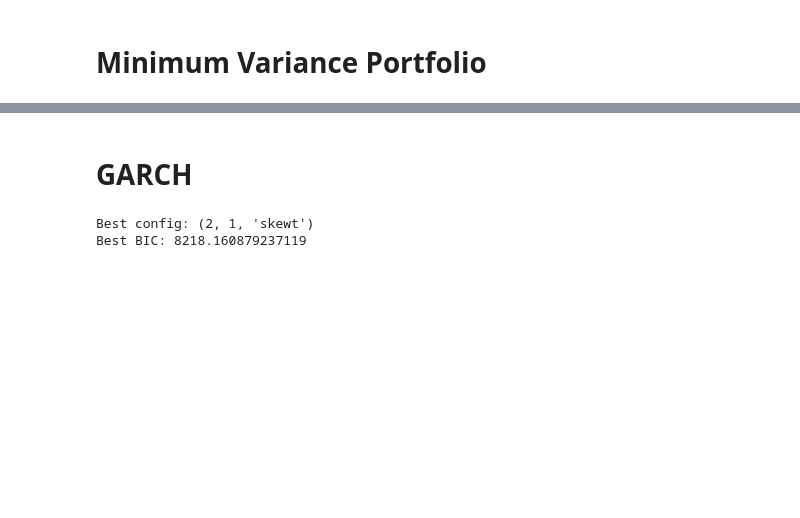
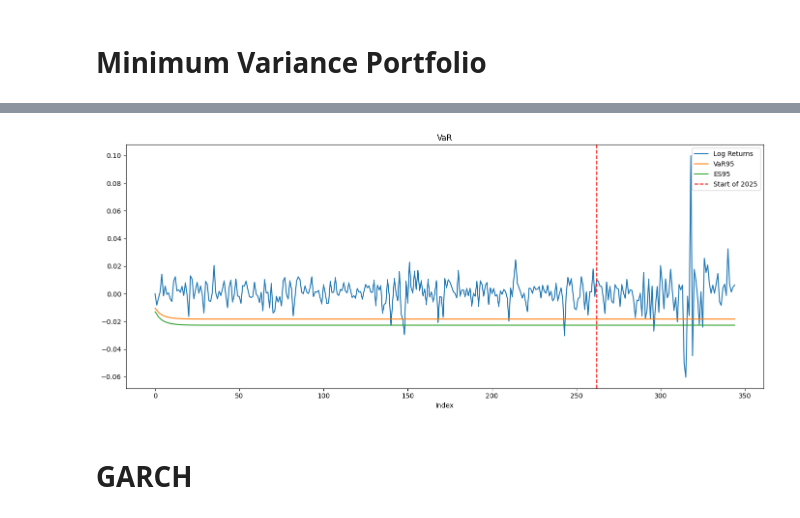
Before and after one commit to Lukirby/Stress-Testing-a-Markowitz-Portfolio, a Jupyter notebook: luca.ipynb, the cells around one changed output, grey strips where cells are left out. Drawn from its saved outputs; the diff is of its cells as text; code cells hidden in the pictures; blank space fills up the shorter version.

```diff
--- a/luca.ipynb
+++ b/luca.ipynb
@@ -225 +231,13 @@ def get_ES(alpha, mean, std):
+# %%
+spy_r_log = (np.log1p(spy_r))
+spy_r_squared = (np.log1p(spy_r))**2
+
+nvda_r_log = (np.log1p(nvda_r))
+nvda_r_squared = (np.log1p(nvda_r))**2
+
+spy_test_r_log = (np.log1p(spy_test_r))
+spy_test_r_squared = (np.log1p(spy_test_r))**2
+
+nvda_test_r_log = (np.log1p(nvda_test_r))
+nvda_test_r_squared = (np.log1p(nvda_test_r))**2
 # %% [markdown]
@@ -319,27 +322,18 @@ plt.show()
+# %%
+trading_days_2024 = pd.bdate_range(start='2024-01-01', end='2024-12-31')
+start_2025_index = len(trading_days_2024)
+
+plt.figure(figsize=(14, 6))
+plt.plot(np.arange(len(spy_test_r_log)), spy_test_r_log, label='Log Returns')
+plt.plot(np.arange(len(future_spy_VaR)), future_spy_VaR, label='VaR95')
+plt.plot(np.arange(len(future_spy_ES)), future_spy_ES, label='ES95')
+plt.axvline(x=start_2025_index, color='red', linestyle='--', label='Start of 2025')
+plt.title("VaR")
+plt.xlabel("Index")
+plt.legend()
+plt.tight_layout()
+plt.show()
+# %% [output]
+[figure, added]
 # %% [markdown]
 # GARCH
-# %%
-distributions = ['normal', 't', 'skewt']
-best_metric = np.inf
-best_model = None
-
-spy_r_normalized = (spy_r - spy_r.mean()) / spy_r.std()
-
-for dist in distributions:
-    for p in range(1, 4):
-        for q in range(1, 4):
-            try:
-                model = arch_model(spy_r_normalized, vol='Garch', p=p, q=q, dist=dist,rescale=False)
-                res = model.fit(disp='off',update_freq=0, cov_type="robust")
-                if res.aic < best_metric:
-                    best_metric = res.aic
-                    best_model = res
-                    best_config = (p, q, dist)
-            except:
-                continue
-
-print("Best config:", best_config)
-print("Best BIC:", best_metric)
-# %% [output]
-Best config: (2, 1, 'skewt')
-Best BIC: 8218.160879237119
```
Also changed, not shown: parts of 37 cells of this notebook.
